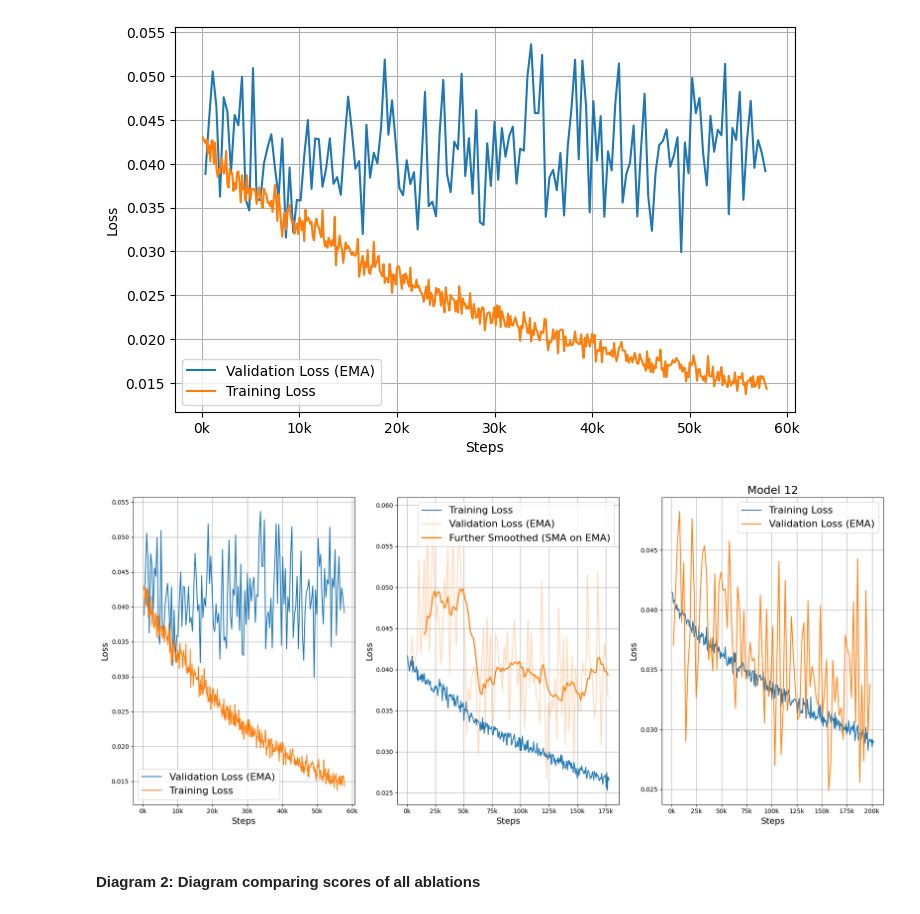
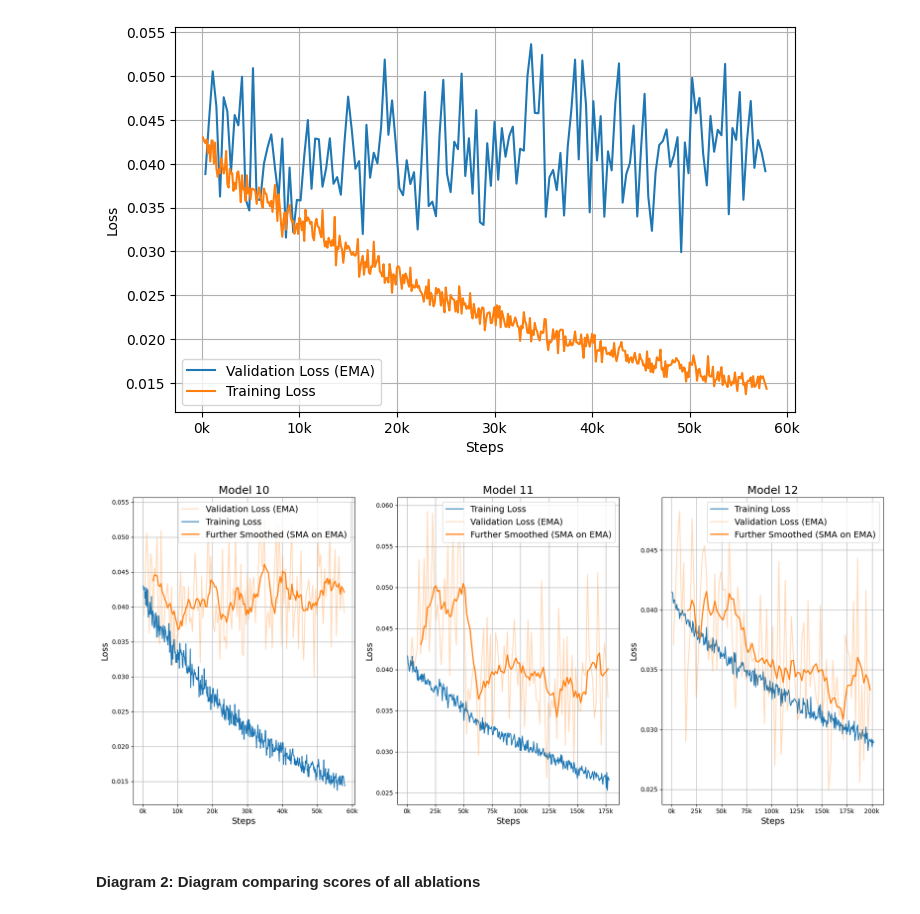
Before and after one commit to jinyangp/visconet, a Jupyter notebook: misc/report_diagrams.ipynb, the cells around one changed output. Cells and saved outputs as stored; diff of their text form; code cells hidden in the pictures.

```diff
--- a/misc/report_diagrams.ipynb
+++ b/misc/report_diagrams.ipynb
@@ -71,55 +71,63 @@ model_11_val_losses_ema_values, model_11_val_losses_ema_steps = combine_expt_par
 model_12_train_losses_values, model_12_train_losses_steps = combine_expt_parts(model_12_train_loss_fps)
 model_12_val_losses_ema_values, model_12_val_losses_ema_steps = combine_expt_parts(model_12_val_loss_ema_fps)
 
-window_size = 10  # Adjust for more/less smoothing
+window_size = 8  # Adjust for more/less smoothing
 fig, axs = plt.subplots(1,3,figsize=(18,8))
 
-axs[0].plot(val_loss_ema_hist_df["Step"], val_loss_ema_hist_df["Value"], label="Validation Loss (EMA)")
-axs[0].plot(train_loss_hist_df["Step"], train_loss_hist_df["Value"], label="Training Loss")
+axs[0].plot(val_loss_ema_hist_df["Step"], val_loss_ema_hist_df["Value"], label="Validation Loss (EMA)", alpha=0.3, color="C1")
+axs[0].plot(train_loss_hist_df["Step"], train_loss_hist_df["Value"], label="Training Loss", color="C0")
+
+# Apply SMA on the already computed EMA-smoothed validation loss
+smoothed_val_losses = simple_moving_average(list(val_loss_ema_hist_df["Value"]), window_size)
+# Adjust steps to match the length of smoothed values
+val_loss_ema_hist_list = list(val_loss_ema_hist_df["Step"])
+smoothed_steps = val_loss_ema_hist_list[len(val_loss_ema_hist_list) - len(smoothed_val_losses):]
+axs[0].plot(smoothed_steps, smoothed_val_losses, label="Further Smoothed (SMA on EMA)", linewidth=2, color='C1')
+
 # Format x-axis ticks as 10k, 20k, 30k
-axs[2].set_title("Model 10", fontsize=18)
+axs[0].set_title("Model 10", fontsize=18)
 axs[0].xaxis.set_major_formatter(ticker.FuncFormatter(lambda x, _: f"{int(x/1000)}k"))
 axs[0].set_xlabel("Steps", fontsize=14)
 axs[0].set_ylabel("Loss", fontsize=14)
-axs[0].legend(fontsize=16)
+axs[0].legend(fontsize=14)
 axs[0].grid(True)
 
 axs[1].plot(model_11_train_losses_steps, model_11_train_losses_values, label="Training Loss",color='C0')
 axs[1].plot(model_11_val_losses_ema_steps, model_11_val_losses_ema_values, label="Validation Loss (EMA)", alpha=0.3, color='C1')
 
 # Apply SMA on the already computed EMA-smoothed validation loss
 smoothed_val_losses = simple_moving_average(model_11_val_losses_ema_values, window_size)
 # Adjust steps to match the length of smoothed values
 smoothed_steps = model_11_val_losses_ema_steps[len(model_11_val_losses_ema_steps) - len(smoothed_val_losses):]
 axs[1].plot(smoothed_steps, smoothed_val_losses, label="Further Smoothed (SMA on EMA)", linewidth=2, color='C1')
 
 # Format x-axis ticks as 10k, 20k, 30k
-axs[2].set_title("Model 11", fontsize=18)
+axs[1].set_title("Model 11", fontsize=18)
 axs[1].xaxis.set_major_formatter(ticker.FuncFormatter(lambda x, _: f"{int(x/1000)}k"))
 axs[1].set_xlabel("Steps", fontsize=14)
 axs[1].set_ylabel("Loss", fontsize=14)
-axs[1].legend(fontsize=16)
+axs[1].legend(fontsize=14)
 axs[1].grid(True)
 
-axs[2].plot(model_12_train_losses_steps, model_12_train_losses_values, label="Training Loss")
-axs[2].plot(model_12_val_losses_ema_steps, model_12_val_losses_ema_values, label="Validation Loss (EMA)")
+axs[2].plot(model_12_train_losses_steps, model_12_train_losses_values, label="Training Loss", color='C0')
+axs[2].plot(model_12_val_losses_ema_steps, model_12_val_losses_ema_values, label="Validation Loss (EMA)", alpha=0.3, color='C1')
 
-window_size = 10  # Adjust for more/less smoothing
 smoothed_val_losses = simple_moving_average(model_12_val_losses_ema_values, window_size)
 # Adjust steps to match the length of smoothed values
 smoothed_steps = model_12_val_losses_ema_steps[len(model_12_val_losses_ema_steps) - len(smoothed_val_losses):]
+axs[2].plot(smoothed_steps, smoothed_val_losses, label="Further Smoothed (SMA on EMA)", linewidth=2, color='C1')
 
 # Format x-axis ticks as 10k, 20k, 30k
 axs[2].set_title("Model 12", fontsize=18)
 axs[2].xaxis.set_major_formatter(ticker.FuncFormatter(lambda x, _: f"{int(x/1000)}k"))
 axs[2].set_xlabel("Steps", fontsize=14)
 axs[2].set_ylabel("Loss", fontsize=14)
-axs[2].legend(fontsize=16)
+axs[2].legend(fontsize=14)
 axs[2].grid(True)
 
 plt.tight_layout()
 # %% [output]
-[figure, old version]
+[figure, new version]
 # %% [markdown]
 #### Diagram 2: Diagram comparing scores of all ablations
 # %%
```
Also changed, not shown: 1 other file.
